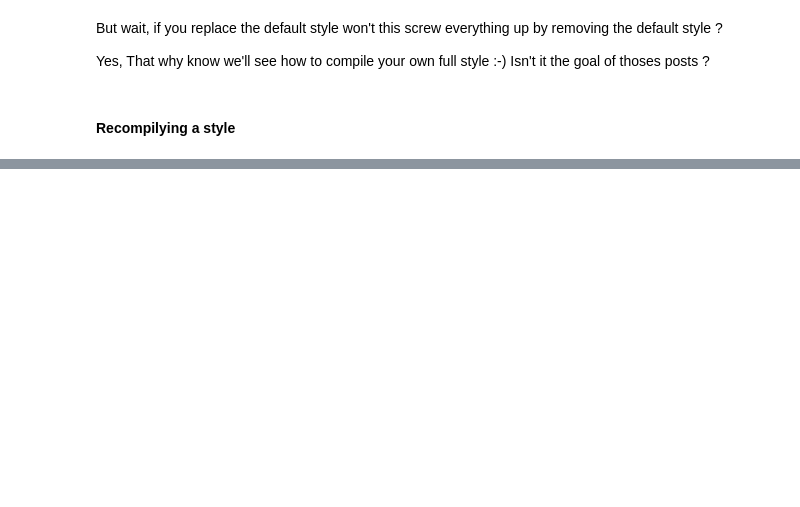
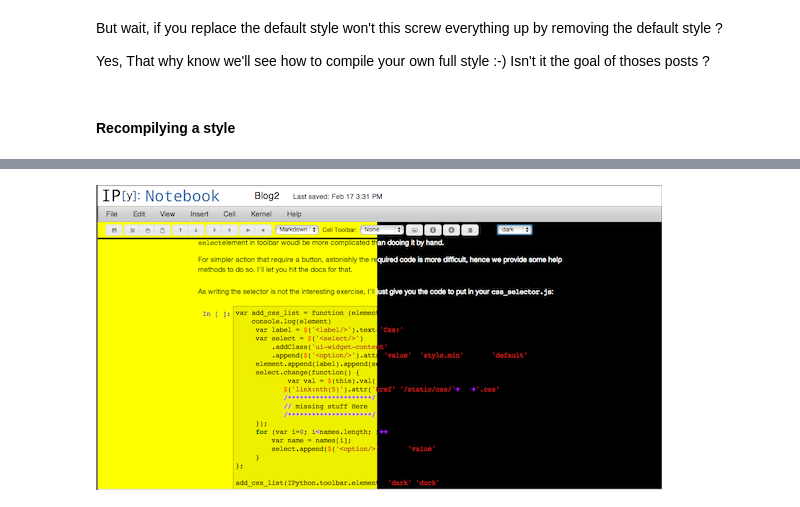
Before and after one commit to Carreau/posts, a Jupyter notebook: Blog2.ipynb, the cells around one changed output, grey strips where cells are left out. Saved outputs shown, nothing was run; the diff lists cells and outputs as text; code cells hidden in the pictures; blank space fills up the shorter version.

```diff
--- a/Blog2.ipynb
+++ b/Blog2.ipynb
@@ -141,0 +208,5 @@ Now this is more or less up to you, I advise you to "fork"
+# %%
+from IPython.display import Image
+Image(filename='/Users/bussonniermatthias/Desktop/d-and-d.png')
+# %% [output]
+[figure, added]
```
Also changed, not shown: parts of 21 cells of this notebook.
